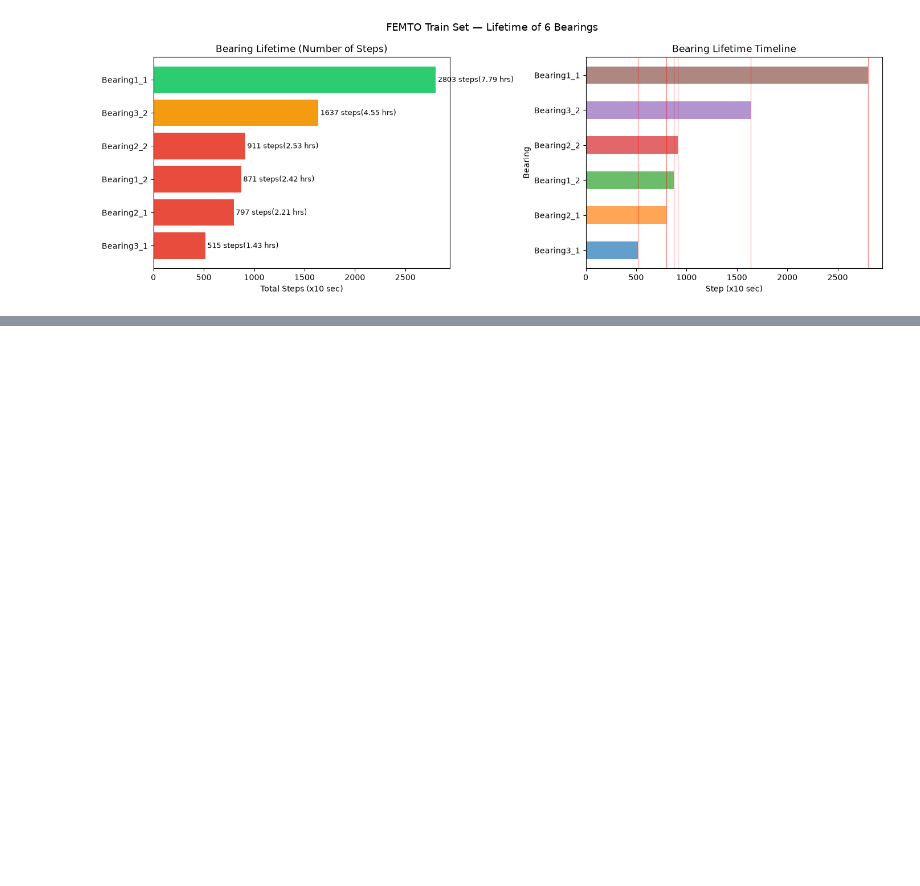
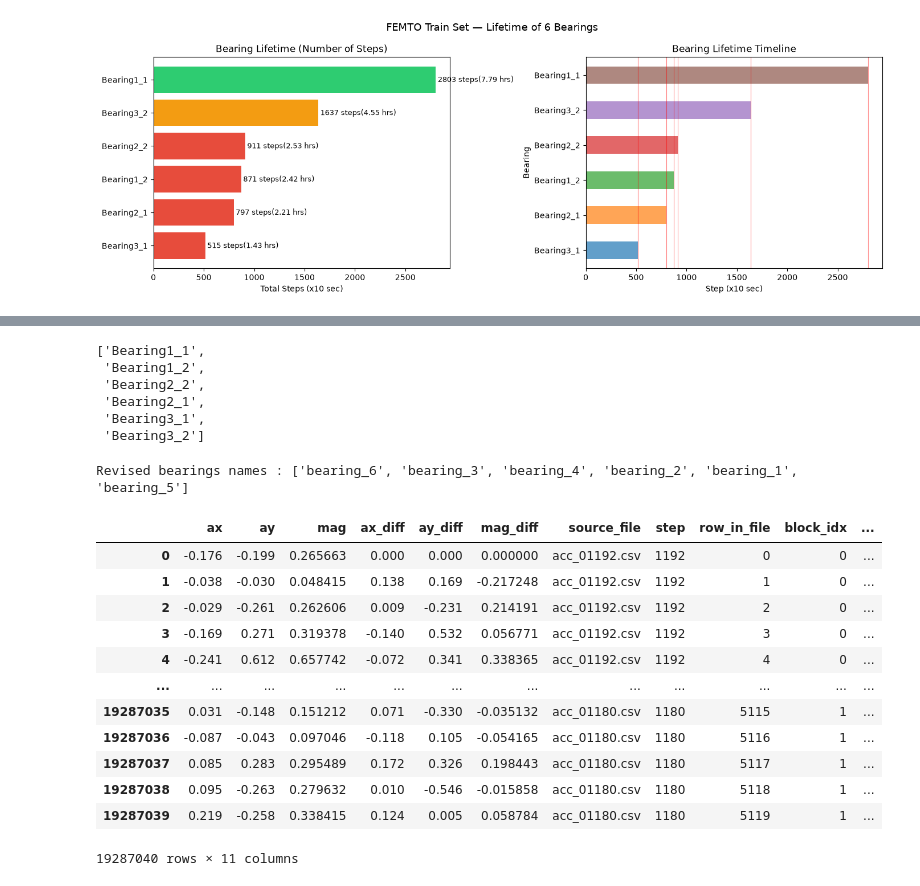
Before and after one commit to AE1024/NASA-PROJECT-FEMTO, a Jupyter notebook: notebooks/02_eda.ipynb, the cells around one changed output, grey strips where cells are left out. Saved outputs shown, nothing was run; the diff lists cells and outputs as text; code cells hidden in the pictures; blank space fills up the shorter version.

Commit message:
EDA: schema check, null/missing value inspection, bearing_id mapping is done

```diff
--- a/notebooks/02_eda.ipynb
+++ b/notebooks/02_eda.ipynb
@@ -230,0 +274,39 @@ plt.show()
+# %%
+mapping_dict = {
+    'Bearing3_1': 'bearing_1',
+    'Bearing2_1': 'bearing_2',
+    'Bearing1_2': 'bearing_3',
+    'Bearing2_2': 'bearing_4',
+    'Bearing3_2': 'bearing_5',
+    'Bearing1_1': 'bearing_6'
+}
+
+train_data2["bearing_id"].unique().tolist()
+# %% [output]
+['Bearing1_1',
+ 'Bearing1_2',
+ 'Bearing2_2',
+ 'Bearing2_1',
+ 'Bearing3_1',
+ 'Bearing3_2']
+# %%
+train_data2["bearing_id"] = train_data2["bearing_id"].map(mapping_dict)
+print("Revised bearings names :", train_data2["bearing_id"].unique().tolist())
+# %% [output]
+Revised bearings names : ['bearing_6', 'bearing_3', 'bearing_4', 'bearing_2', 'bearing_1', 'bearing_5']
+# %%
+train_data2
+# %% [output]
+|  | ax | ay | mag | ax_diff | ay_diff | mag_diff | source_file | step | row_in_file | block_idx | ... |
+| 0 | -0.176 | -0.199 | 0.265663 | 0.000 | 0.000 | 0.000000 | acc_01192.csv | 1192 | 0 | 0 | ... |
+| 1 | -0.038 | -0.030 | 0.048415 | 0.138 | 0.169 | -0.217248 | acc_01192.csv | 1192 | 1 | 0 | ... |
+| 2 | -0.029 | -0.261 | 0.262606 | 0.009 | -0.231 | 0.214191 | acc_01192.csv | 1192 | 2 | 0 | ... |
+| 3 | -0.169 | 0.271 | 0.319378 | -0.140 | 0.532 | 0.056771 | acc_01192.csv | 1192 | 3 | 0 | ... |
+| 4 | -0.241 | 0.612 | 0.657742 | -0.072 | 0.341 | 0.338365 | acc_01192.csv | 1192 | 4 | 0 | ... |
+| ... | ... | ... | ... | ... | ... | ... | ... | ... | ... | ... | ... |
+| 19287035 | 0.031 | -0.148 | 0.151212 | 0.071 | -0.330 | -0.035132 | acc_01180.csv | 1180 | 5115 | 1 | ... |
+| 19287036 | -0.087 | -0.043 | 0.097046 | -0.118 | 0.105 | -0.054165 | acc_01180.csv | 1180 | 5116 | 1 | ... |
+| 19287037 | 0.085 | 0.283 | 0.295489 | 0.172 | 0.326 | 0.198443 | acc_01180.csv | 1180 | 5117 | 1 | ... |
+| 19287038 | 0.095 | -0.263 | 0.279632 | 0.010 | -0.546 | -0.015858 | acc_01180.csv | 1180 | 5118 | 1 | ... |
+| 19287039 | 0.219 | -0.258 | 0.338415 | 0.124 | 0.005 | 0.058784 | acc_01180.csv | 1180 | 5119 | 1 | ... |
+19287040 rows × 11 columns
```
Also changed, not shown: parts of 8 cells of this notebook, 9 other files.
